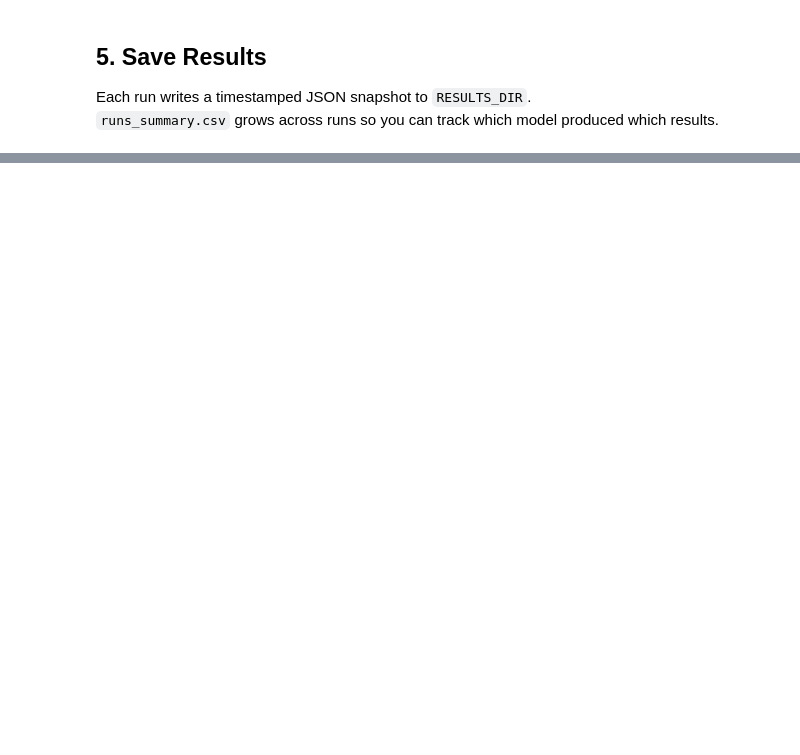
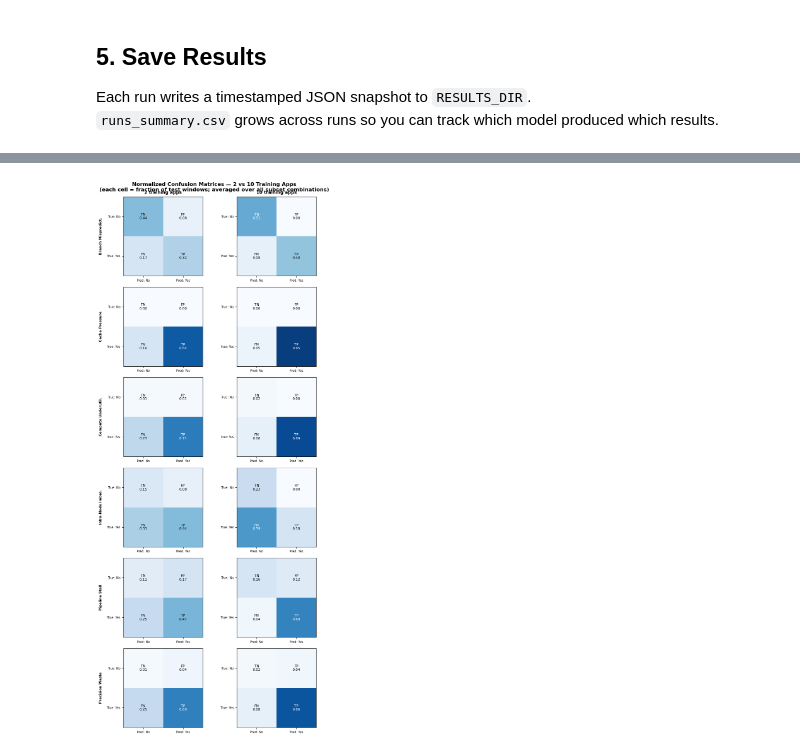
Before and after one commit to Crippius/hpc-bottleneck-detector, a Jupyter notebook: notebooks/feature_importance_analysis.ipynb, the cells around one changed output, grey strips where cells are left out. Saved outputs shown, nothing was run; the diff lists cells and outputs as text; code cells hidden in the pictures; blank space fills up the shorter version.

```diff
--- a/notebooks/feature_importance_analysis.ipynb
+++ b/notebooks/feature_importance_analysis.ipynb
@@ -392,0 +568,50 @@ default_20260424_122353    default /home/crippius/uni/master-thesis/hpc-bottlene
+# %%
+steps_cmp = [steps_plot[0], steps_plot[-1]]
+n_bt      = len(bt_order)
+n_cmp     = len(steps_cmp)
+
+fig, axes = plt.subplots(n_bt, n_cmp, figsize=(4 * n_cmp, 3 * n_bt), squeeze=False)
+
+for col_idx, k in enumerate(steps_cmp):
+    for row_idx, bt in enumerate(bt_order):
+        ax  = axes[row_idx][col_idx]
+        row = sc_agg[(sc_agg["n_train_apps"] == k) & (sc_agg["bottleneck_type"] == bt)]
+
+        if row.empty:
+            ax.set_visible(False)
+            continue
+
+        tp = row["tp"].values[0]
+        fp = row["fp"].values[0]
+        fn = row["fn"].values[0]
+        tn = row["tn"].values[0]
+        total = tp + fp + fn + tn
+        mat   = np.array([[tn, fp], [fn, tp]]) / total if total > 0 else np.zeros((2, 2))
+
+        im = ax.imshow(mat, cmap="Blues", vmin=0, vmax=1)
+        labels = [["TN", "FP"], ["FN", "TP"]]
+        for r in range(2):
+            for c in range(2):
+                ax.text(c, r, f"{labels[r][c]}\n{mat[r, c]:.2f}",
+                        ha="center", va="center", fontsize=8,
+                        color="white" if mat[r, c] > 0.5 else "black")
+
+        ax.set_xticks([0, 1])
+        ax.set_xticklabels(["Pred: No", "Pred: Yes"], fontsize=7)
+        ax.set_yticks([0, 1])
+        ax.set_yticklabels(["True: No", "True: Yes"], fontsize=7)
+
+        if row_idx == 0:
+            ax.set_title(f"{k} training apps", fontsize=10, fontweight="bold")
+        if col_idx == 0:
+            ax.set_ylabel(_SC_BT_SHORT.get(bt, bt), fontsize=8, fontweight="bold", labelpad=10)
+
+plt.suptitle(
+    f"Normalized Confusion Matrices — {steps_cmp[0]} vs {steps_cmp[-1]} Training Apps\n"
+    "(each cell = fraction of test windows; averaged over all subset combinations)",
+    fontsize=12, fontweight="bold",
+)
+plt.tight_layout()
+plt.show()
+# %% [output]
+[figure, added]
```
Also changed, not shown: parts of 16 cells of this notebook.
